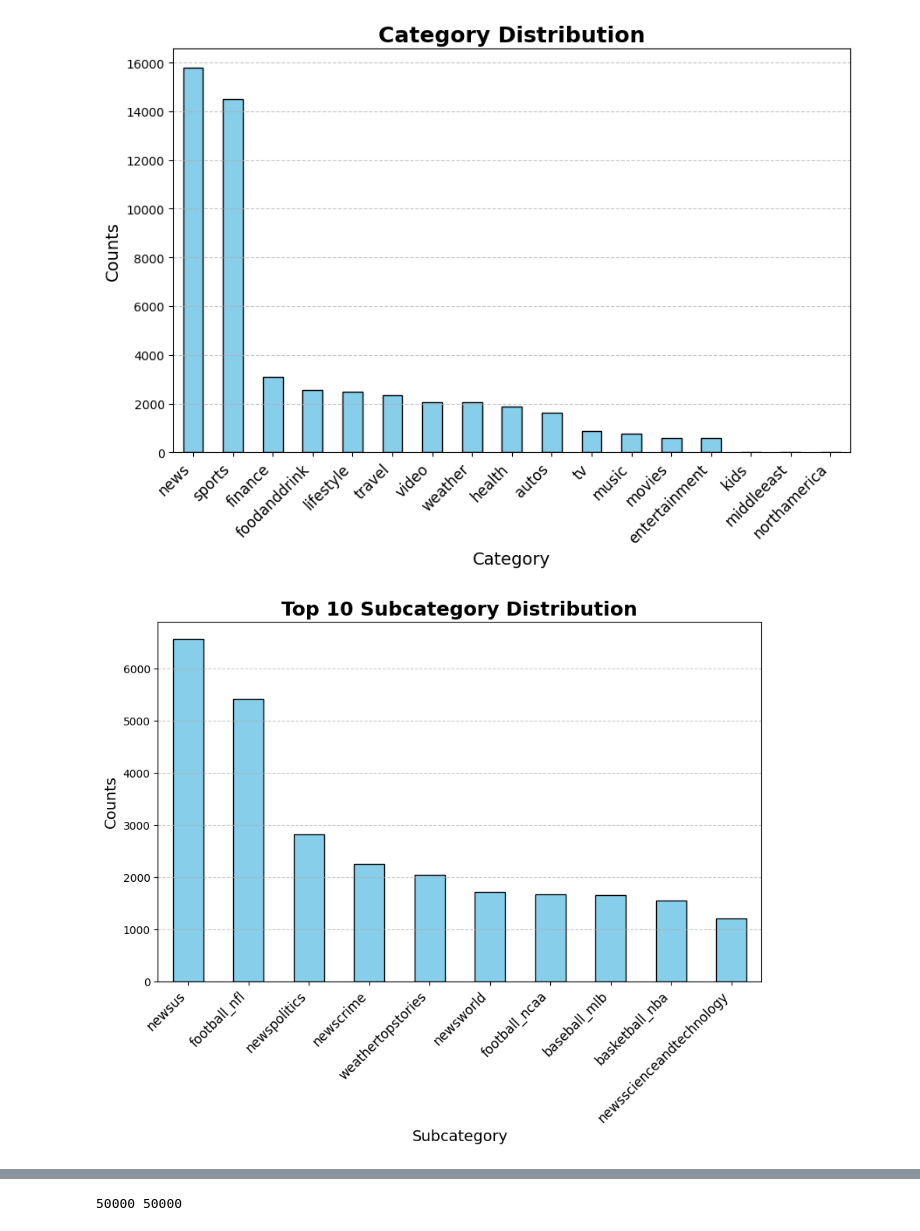
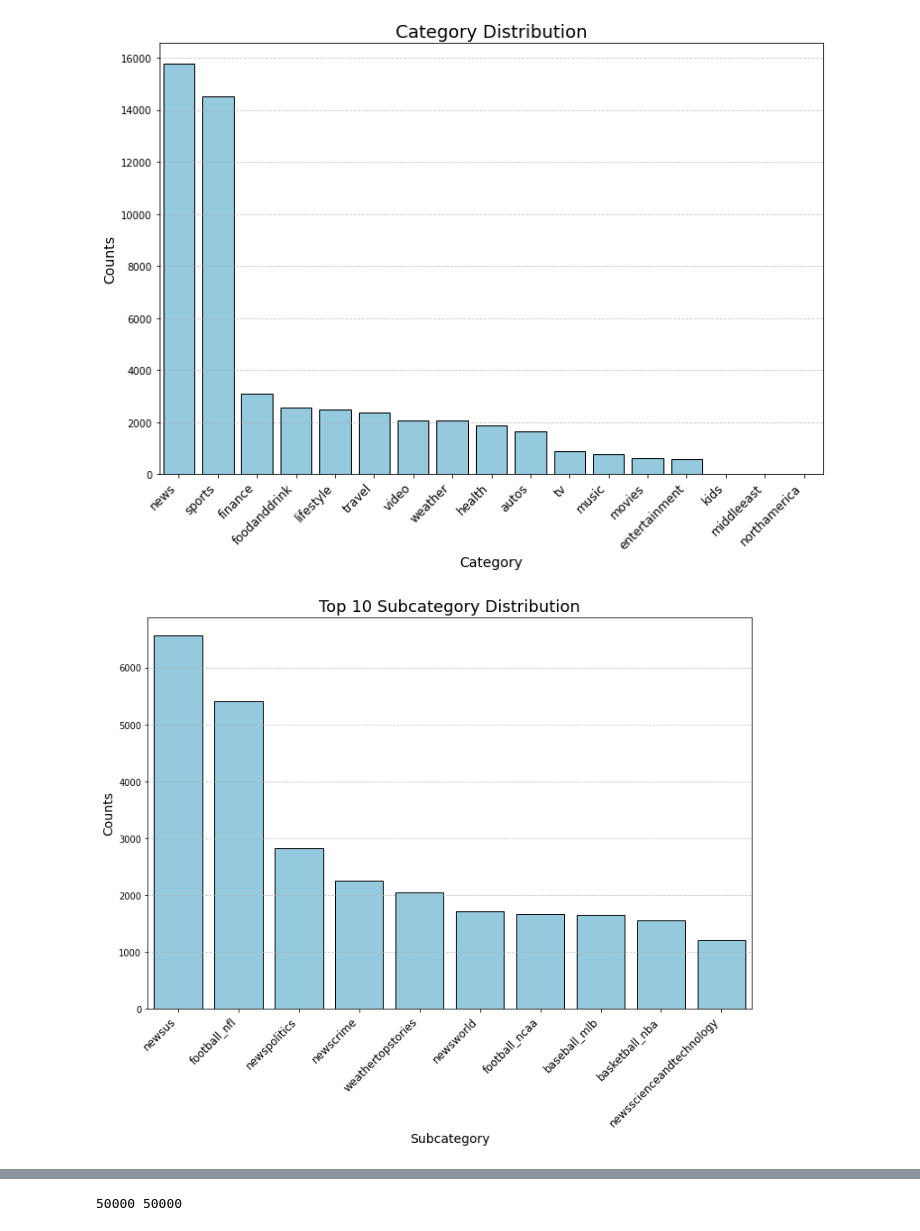
Before and after one commit to greyluo/News-Recommender, a Jupyter notebook: EDA.ipynb, the cells around one changed output, grey strips where cells are left out. Drawn from its saved outputs; the diff is of its cells as text; code cells hidden in the pictures.

```diff
--- a/EDA.ipynb
+++ b/EDA.ipynb
@@ -37,14 +11,16 @@ Name: count, dtype: int64
 # %%
-# Plot the distribution of categories
-plt.figure(figsize=(10, 6))
-category_counts.plot(kind='bar', color='skyblue', edgecolor='black')
-plt.title('Category Distribution', fontsize=18, fontweight='bold')
+plt.figure(figsize=(12, 8))
+sns.barplot(x=category_counts.index, y=category_counts.values, color='skyblue', edgecolor='black')
+plt.title('Category Distribution', fontsize=18)
 plt.xlabel('Category', fontsize=14)
 plt.ylabel('Counts', fontsize=14)
 plt.xticks(rotation=45, fontsize=12, ha='right')
 plt.grid(axis='y', linestyle='--', alpha=0.7)
 plt.show()
 # %% [output]
-[figure, old version]
+[figure, new version]
 # %%
 subcategory_counts = news["SubCategory"].value_counts()
+subcategory_counts.sort_values(ascending=False, inplace=True)
+
+subcategory_counts_top = subcategory_counts[:10]
@@ -53,15 +27,15 @@ subcategory_counts.sort_values(ascending=False, inplace=True)
 # %%
 # Plot the the top 10 subcategories
-plt.figure(figsize=(10, 6))
-subcategory_counts[:10].plot(kind='bar', color='skyblue', edgecolor='black')
-plt.title('Top 10 Subcategory Distribution', fontsize=18, fontweight='bold')
+plt.figure(figsize=(12, 8))
+sns.barplot(x=subcategory_counts_top.index, y=subcategory_counts_top.values, color='skyblue', edgecolor='black')
+plt.title('Top 10 Subcategory Distribution', fontsize=18)
 plt.xlabel('Subcategory', fontsize=14)
 plt.ylabel('Counts', fontsize=14)
 plt.xticks(rotation=45, fontsize=12, ha='right')
 plt.grid(axis='y', linestyle='--', alpha=0.7)
 plt.show()
 # %% [output]
-[figure, old version]
+[figure, new version]
 # %%
 # count the number of subcategories in each category
 subcategory_nums_per_category = news.groupby('Category')['SubCategory'].nunique().sort_values(ascending=False)
```
Also changed, not shown: parts of 9 cells of this notebook.
